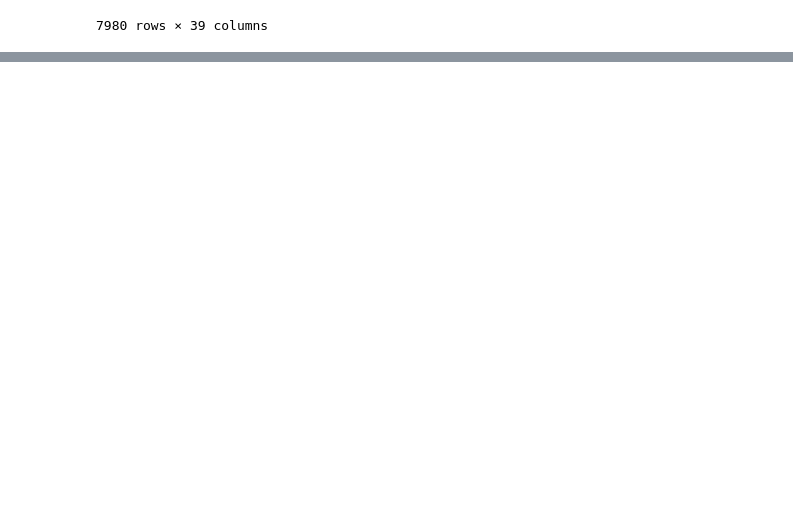
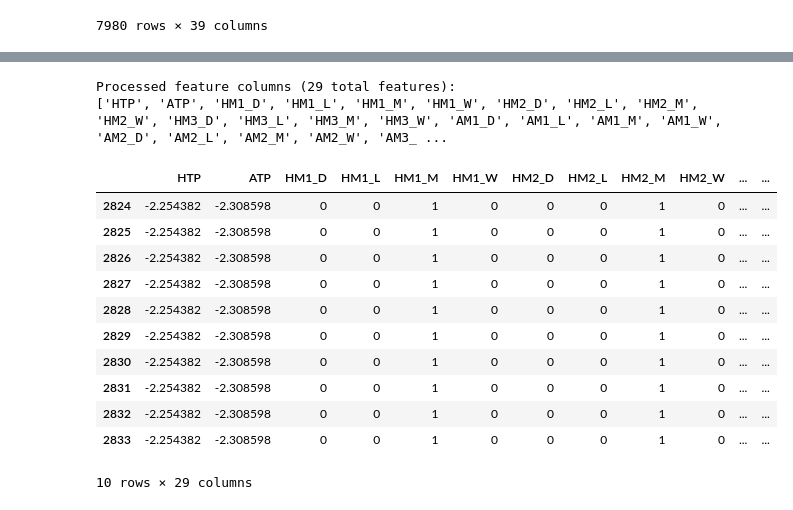
Before and after one commit to har-wicak/ML-Project, a Jupyter notebook: EPL Prediction (Classification).ipynb, the cells around one changed output, grey strips where cells are left out. Drawn from its saved outputs; the diff is of its cells as text; code cells hidden in the pictures; blank space fills up the shorter version.

```diff
--- a/EPL Prediction (Classification).ipynb
+++ b/EPL Prediction (Classification).ipynb
@@ -456,0 +572,61 @@ final_df
+# %%
+# Separate into feature set and target variable
+#FTR = Full Time Result (H=Home Win, D=Draw, A=Away Win)
+X_all = final_df2.drop(['FTR'],1)
+y_all = final_df2['FTR']
+
+# Standardising the data.
+from sklearn.preprocessing import scale
+
+#Center to the mean and component wise scale to unit variance.
+cols = [['HTGD','ATGD','HTP','ATP']]
+for col in cols:
+    X_all[col] = scale(X_all[col])
+# %%
+#last 3 wins for both sides
+X_all.HM1 = X_all.HM1.astype('str')
+X_all.HM2 = X_all.HM2.astype('str')
+X_all.HM3 = X_all.HM3.astype('str')
+X_all.AM1 = X_all.AM1.astype('str')
+X_all.AM2 = X_all.AM2.astype('str')
+X_all.AM3 = X_all.AM3.astype('str')
+
+#we want continous vars that are integers for our input data, so lets remove any categorical vars
+def preprocess_features(X):
+    ''' Preprocesses the football data and converts catagorical variables into dummy variables. '''
+
+     # Initialize new output DataFrame
+    output = pd.DataFrame(index = X.index)
+
+    # Investigate each feature column for the data
+    for col, col_data in X.iteritems():
+
+        # If data type is categorical, convert to dummy variables
+        if col_data.dtype == object:
+            col_data = pd.get_dummies(col_data, prefix = col)
+
+        # Collect the revised columns
+        output = output.join(col_data)
+
+    return output
+
+X_all = preprocess_features(X_all)
+print ("Processed feature columns ({} total features):\n{}".format(len(X_all.columns), list(X_all.columns)))
+# %% [output]
+Processed feature columns (29 total features):
+['HTP', 'ATP', 'HM1_D', 'HM1_L', 'HM1_M', 'HM1_W', 'HM2_D', 'HM2_L', 'HM2_M', 'HM2_W', 'HM3_D', 'HM3_L', 'HM3_M', 'HM3_W', 'AM1_D', 'AM1_L', 'AM1_M', 'AM1_W', 'AM2_D', 'AM2_L', 'AM2_M', 'AM2_W', 'AM3_ ...
+# %%
+X_all.head(10)
+# %% [output]
+|  | HTP | ATP | HM1_D | HM1_L | HM1_M | HM1_W | HM2_D | HM2_L | HM2_M | HM2_W | ... | ... |
+| 2824 | -2.254382 | -2.308598 | 0 | 0 | 1 | 0 | 0 | 0 | 1 | 0 | ... | ... |
+| 2825 | -2.254382 | -2.308598 | 0 | 0 | 1 | 0 | 0 | 0 | 1 | 0 | ... | ... |
+| 2826 | -2.254382 | -2.308598 | 0 | 0 | 1 | 0 | 0 | 0 | 1 | 0 | ... | ... |
+| 2827 | -2.254382 | -2.308598 | 0 | 0 | 1 | 0 | 0 | 0 | 1 | 0 | ... | ... |
+| 2828 | -2.254382 | -2.308598 | 0 | 0 | 1 | 0 | 0 | 0 | 1 | 0 | ... | ... |
+| 2829 | -2.254382 | -2.308598 | 0 | 0 | 1 | 0 | 0 | 0 | 1 | 0 | ... | ... |
+| 2830 | -2.254382 | -2.308598 | 0 | 0 | 1 | 0 | 0 | 0 | 1 | 0 | ... | ... |
+| 2831 | -2.254382 | -2.308598 | 0 | 0 | 1 | 0 | 0 | 0 | 1 | 0 | ... | ... |
+| 2832 | -2.254382 | -2.308598 | 0 | 0 | 1 | 0 | 0 | 0 | 1 | 0 | ... | ... |
+| 2833 | -2.254382 | -2.308598 | 0 | 0 | 1 | 0 | 0 | 0 | 1 | 0 | ... | ... |
+10 rows × 29 columns
```
Also changed, not shown: parts of 16 cells of this notebook, 3 other files.
